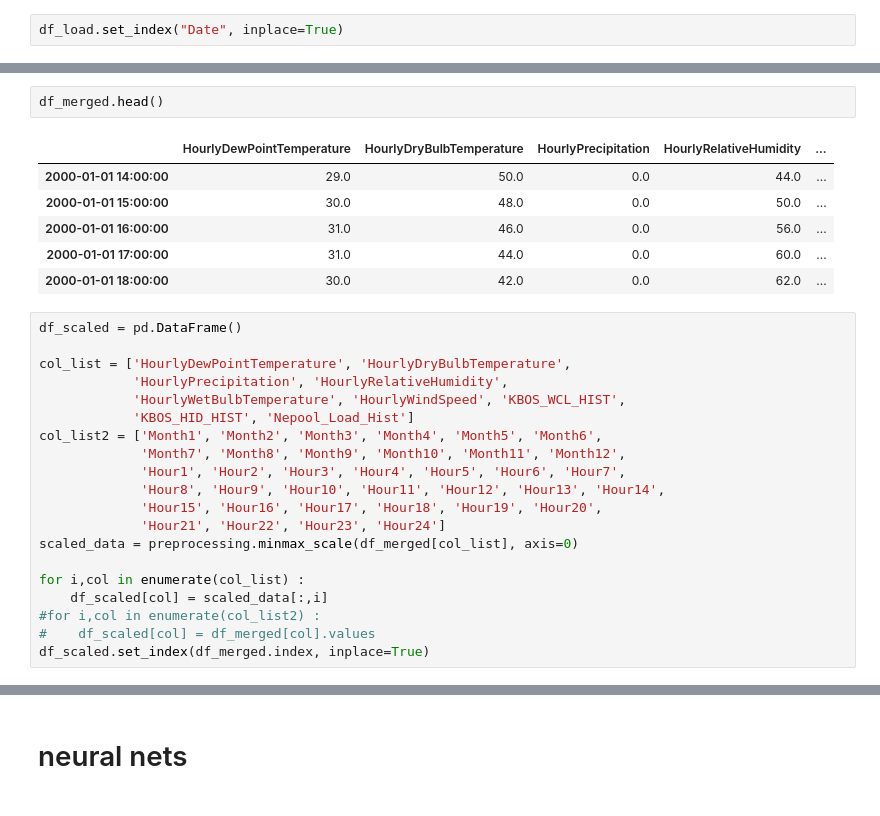
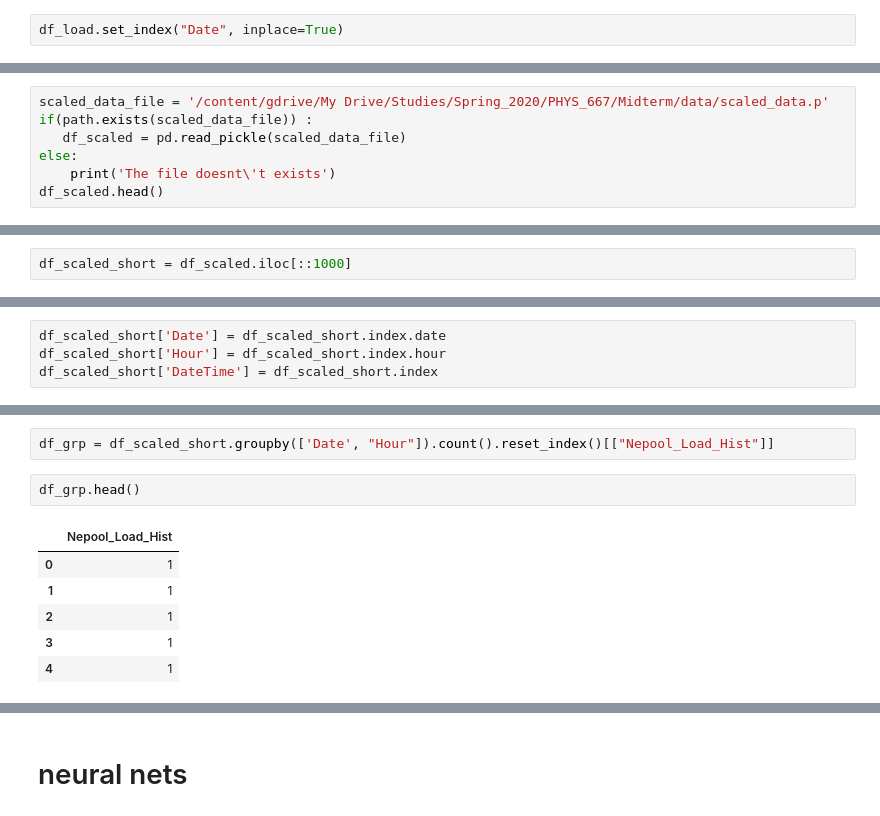
Before and after one commit to takao8/MLTSAProject, a Jupyter notebook: RNN_network_code.ipynb, the cells around one changed output, grey strips where cells are left out. Drawn from its saved outputs; the diff is of its cells as text.

```diff
--- a/RNN_network_code.ipynb
+++ b/RNN_network_code.ipynb
@@ -96,0 +140,7 @@ df_meged = df_merged.dropna()
+# %%
+scaled_data_file = '/content/gdrive/My Drive/Studies/Spring_2020/PHYS_667/Midterm/data/scaled_data.p'
+if(path.exists(scaled_data_file)) :
+   df_scaled = pd.read_pickle(scaled_data_file)
+else:
+    print('The file doesnt\'t exists')
+df_scaled.head()
@@ -96,0 +154,2 @@ df_meged = df_merged.dropna()
+# %%
+df_scaled_short = df_scaled.iloc[::1000]
@@ -96,0 +171,4 @@ df_meged = df_merged.dropna()
+# %%
+df_scaled_short['Date'] = df_scaled_short.index.date
+df_scaled_short['Hour'] = df_scaled_short.index.hour
+df_scaled_short['DateTime'] = df_scaled_short.index
@@ -97,29 +191,11 @@ df_meged = df_merged.dropna()
+# %%
+df_grp = df_scaled_short.groupby(['Date', "Hour"]).count().reset_index()[["Nepool_Load_Hist"]]
 # %%
-df_merged.head()
+df_grp.head()
 # %% [output]
-|  | HourlyDewPointTemperature | HourlyDryBulbTemperature | HourlyPrecipitation | HourlyRelativeHumidity | ... |
-| 2000-01-01 14:00:00 | 29.0 | 50.0 | 0.0 | 44.0 | ... |
-| 2000-01-01 15:00:00 | 30.0 | 48.0 | 0.0 | 50.0 | ... |
-| 2000-01-01 16:00:00 | 31.0 | 46.0 | 0.0 | 56.0 | ... |
-| 2000-01-01 17:00:00 | 31.0 | 44.0 | 0.0 | 60.0 | ... |
-| 2000-01-01 18:00:00 | 30.0 | 42.0 | 0.0 | 62.0 | ... |
+|  | Nepool_Load_Hist |
+| 0 | 1 |
+| 1 | 1 |
+| 2 | 1 |
+| 3 | 1 |
+| 4 | 1 |
-# %%
-df_scaled = pd.DataFrame()
-
-col_list = ['HourlyDewPointTemperature', 'HourlyDryBulbTemperature',
-            'HourlyPrecipitation', 'HourlyRelativeHumidity',
-            'HourlyWetBulbTemperature', 'HourlyWindSpeed', 'KBOS_WCL_HIST',
-            'KBOS_HID_HIST', 'Nepool_Load_Hist']
-col_list2 = ['Month1', 'Month2', 'Month3', 'Month4', 'Month5', 'Month6',
-             'Month7', 'Month8', 'Month9', 'Month10', 'Month11', 'Month12',
-             'Hour1', 'Hour2', 'Hour3', 'Hour4', 'Hour5', 'Hour6', 'Hour7',
-             'Hour8', 'Hour9', 'Hour10', 'Hour11', 'Hour12', 'Hour13', 'Hour14',
-             'Hour15', 'Hour16', 'Hour17', 'Hour18', 'Hour19', 'Hour20',
-             'Hour21', 'Hour22', 'Hour23', 'Hour24']
-scaled_data = preprocessing.minmax_scale(df_merged[col_list], axis=0)
-
-for i,col in enumerate(col_list) :
-    df_scaled[col] = scaled_data[:,i]
-#for i,col in enumerate(col_list2) :
-#    df_scaled[col] = df_merged[col].values
-df_scaled.set_index(df_merged.index, inplace=True)
```
Also changed, not shown: parts of 29 cells of this notebook.
